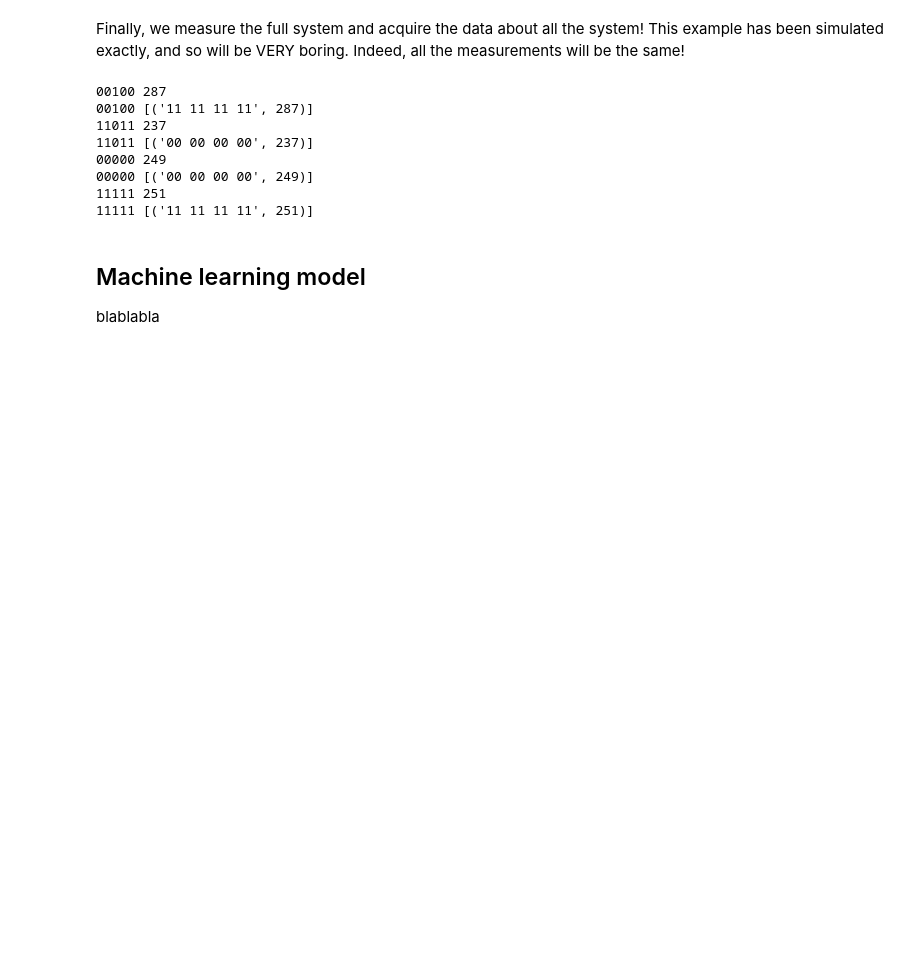
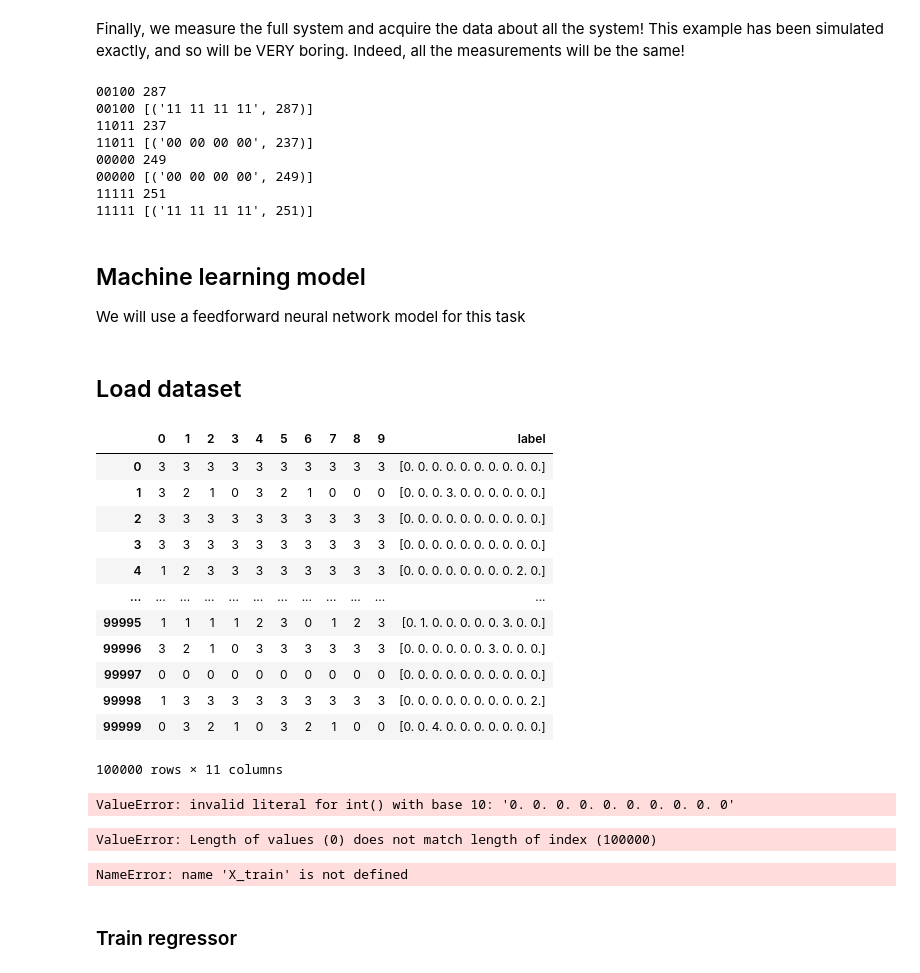
Before and after one commit to AlicePagano/iQuHack, a Jupyter notebook: example.ipynb, the cells around one changed output. Cells and saved outputs as stored; diff of their text form; code cells hidden in the pictures; blank space fills up the shorter version.

```diff
--- a/example.ipynb
+++ b/example.ipynb
@@ -94,7 +94,7 @@ for key in occurrences:
 00000 [('00 00 00 00', 249)]
 11111 251
 11111 [('11 11 11 11', 251)]
-# %% [markdown]
-## Machine learning model
-
-blablabla
+# %% [markdown]
+## Machine learning model
+
+We will use a feedforward neural network model for this task
@@ -100,0 +111,28 @@ blablabla
+# %% [markdown]
+## Load dataset
+# %%
+data = pd.read_csv("data/artificial_dataset.csv")
+data = data.drop("Unnamed: 0", axis=1)
+data
+# %% [output]
+|  | 0 | 1 | 2 | 3 | 4 | 5 | 6 | 7 | 8 | 9 | label |
+| 0 | 3 | 3 | 3 | 3 | 3 | 3 | 3 | 3 | 3 | 3 | [0. 0. 0. 0. 0. 0. 0. 0. 0. 0.] |
+| 1 | 3 | 2 | 1 | 0 | 3 | 2 | 1 | 0 | 0 | 0 | [0. 0. 0. 3. 0. 0. 0. 0. 0. 0.] |
+| 2 | 3 | 3 | 3 | 3 | 3 | 3 | 3 | 3 | 3 | 3 | [0. 0. 0. 0. 0. 0. 0. 0. 0. 0.] |
+| 3 | 3 | 3 | 3 | 3 | 3 | 3 | 3 | 3 | 3 | 3 | [0. 0. 0. 0. 0. 0. 0. 0. 0. 0.] |
+| 4 | 1 | 2 | 3 | 3 | 3 | 3 | 3 | 3 | 3 | 3 | [0. 0. 0. 0. 0. 0. 0. 0. 2. 0.] |
+| ... | ... | ... | ... | ... | ... | ... | ... | ... | ... | ... | ... |
+| 99995 | 1 | 1 | 1 | 1 | 2 | 3 | 0 | 1 | 2 | 3 | [0. 1. 0. 0. 0. 0. 0. 3. 0. 0.] |
+| 99996 | 3 | 2 | 1 | 0 | 3 | 3 | 3 | 3 | 3 | 3 | [0. 0. 0. 0. 0. 0. 3. 0. 0. 0.] |
+| 99997 | 0 | 0 | 0 | 0 | 0 | 0 | 0 | 0 | 0 | 0 | [0. 0. 0. 0. 0. 0. 0. 0. 0. 0.] |
+| 99998 | 1 | 3 | 3 | 3 | 3 | 3 | 3 | 3 | 3 | 3 | [0. 0. 0. 0. 0. 0. 0. 0. 0. 2.] |
+| 99999 | 0 | 3 | 2 | 1 | 0 | 3 | 2 | 1 | 0 | 0 | [0. 0. 4. 0. 0. 0. 0. 0. 0. 0.] |
+100000 rows × 11 columns
+# %%
+# parse label's str to bit list
+y=data['label']  # Labels
+y_parse = []
+for n,i in enumerate(y):
+    y_parse.append([int(j) for j in i.strip("[").strip("]").strip("\n").strip(".").split(", ")])
+# %% [output]
+ValueError: invalid literal for int() with base 10: '0. 0. 0. 0. 0. 0. 0. 0. 0. 0'
@@ -100,0 +150,19 @@ blablabla
+# %%
+# shuffling data
+data["label"] = y_parse
+data = data.sample(frac=1)
+X, Y = data.iloc[:,:-1], data["label"]
+
+# Split dataset into training set and test set
+
+X_train, X_test, y_train, y_test = train_test_split(X, Y, test_size=0.3)
+# %% [output]
+ValueError: Length of values (0) does not match length of index (100000)
+# %%
+# normalization layer
+normalizer = tf.keras.layers.Normalization(axis=-1)
+normalizer.adapt(np.array(X_train))
+# %% [output]
+NameError: name 'X_train' is not defined
+# %% [markdown]
+### Train regressor
```
Also changed, not shown: parts of 7 cells of this notebook.
